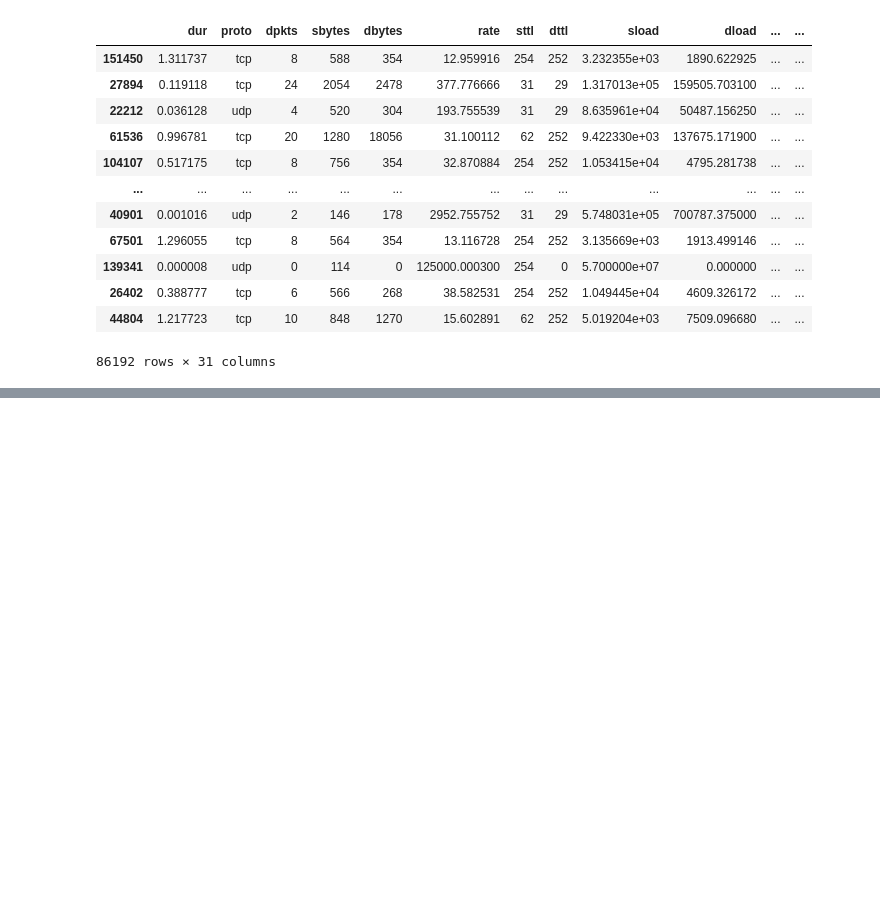
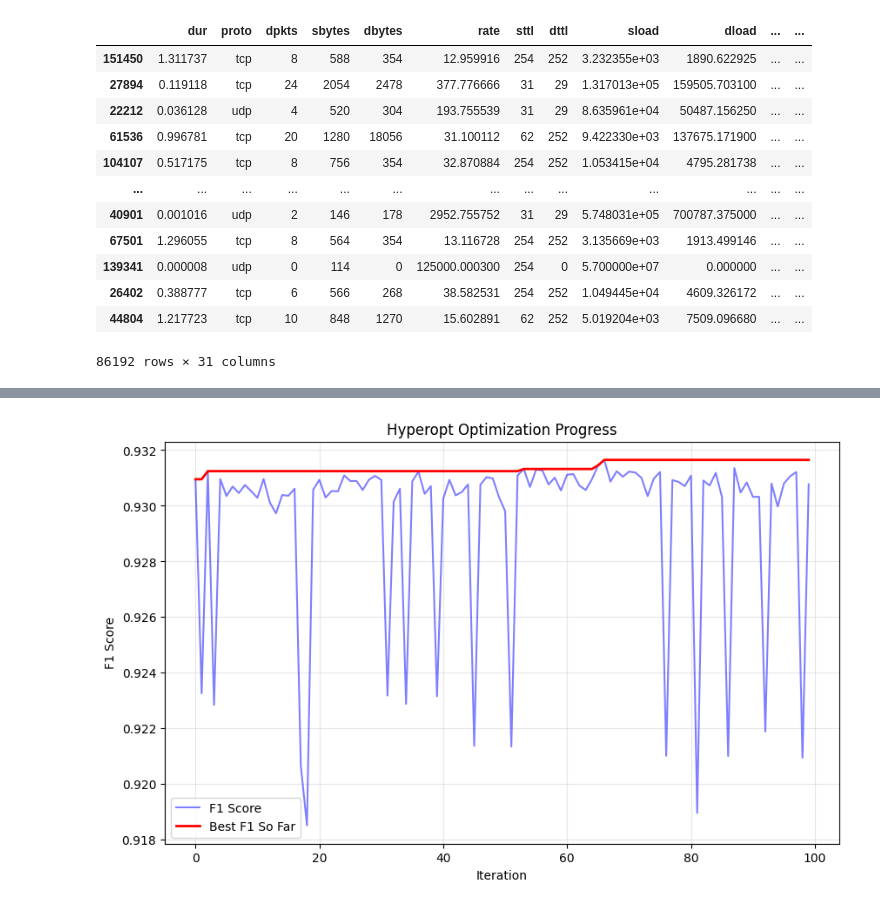
Before and after one commit to yessine634/cyber-security-intrusion-detection, a Jupyter notebook: intrusion_detection_unsw_nb15.ipynb, the cells around one changed output, grey strips where cells are left out. Drawn from its saved outputs; the diff is of its cells as text; code cells hidden in the pictures; blank space fills up the shorter version.

Commit message:
train models after feature selection

```diff
--- a/intrusion_detection_unsw_nb15.ipynb
+++ b/intrusion_detection_unsw_nb15.ipynb
@@ -1915,10 +1740,10 @@ final_pipeline = Pipeline([
     ('rf', RandomForestClassifier(random_state=42))
 ])
 final_pipeline.set_params(**best_params_mapped)
-final_pipeline.fit(X_train, y_train)
+final_pipeline.fit(X_train_after_features_selecting, y_train)
 
 # Evaluate on test set
-y_pred = final_pipeline.predict(X_test)
+y_pred = final_pipeline.predict(X_test_after_features_selecting)
 
 print("\n" + "="*70)
 print("TEST SET RESULTS")
@@ -1976,0 +1818,68 @@ Starting Hyperopt optimization...
+# %%
+# Train final model with best parameters
+print("\n" + "="*70)
+print("TRAINING FINAL MODEL ON FULL TRAINING SET")
+print("="*70)
+
+final_pipeline = Pipeline([
+    ('target_encoder', preprocessor),
+    ('rf', RandomForestClassifier(random_state=42))
+])
+final_pipeline.set_params(**best_params_mapped)
+final_pipeline.fit(X_train_after_features_selecting, y_train)
+
+# Evaluate on test set
+y_pred = final_pipeline.predict(X_test_after_features_selecting)
+
+print("\n" + "="*70)
+print("TEST SET RESULTS")
+print("="*70)
+print(f"Accuracy: {accuracy_score(y_test, y_pred):.4f}")
+print(f"F1 Score: {f1_score(y_test, y_pred, average='weighted'):.4f}")
+print(f"Precision: {precision_score(y_test, y_pred, average='weighted'):.4f}")
+print(f"Recall: {recall_score(y_test, y_pred, average='weighted'):.4f}")
+
+print("\nDetailed Classification Report:")
+print(classification_report(y_test, y_pred))
+
+print("\nConfusion Matrix:")
+print(confusion_matrix(y_test, y_pred))
+
+# Analyze all trials
+print("\n" + "="*70)
+print("TOP 10 PARAMETER COMBINATIONS")
+print("="*70)
+results_df = pd.DataFrame(all_results)
+results_df = results_df.sort_values('mean_f1', ascending=False)
+print(results_df[['mean_f1', 'mean_precision', 'mean_recall', 'mean_accuracy']].head(10).to_string())
+
+# Analyze smoothing parameter
+print("\n" + "="*70)
+print("SMOOTHING PARAMETER ANALYSIS")
+print("="*70)
+results_df['smooth'] = results_df['params'].apply(lambda x: x.get('target_encoder__smooth'))
+smoothing_analysis = results_df.groupby('smooth').agg({
+    'mean_f1': ['mean', 'max', 'std'],
+    'mean_precision': ['mean', 'max'],
+    'mean_recall': ['mean', 'max']
+})
+print(smoothing_analysis)
+
+# Plot optimization progress (optional)
+try:
+    import matplotlib.pyplot as plt
+
+    losses = [-trial['result']['loss'] for trial in trials.trials]
+
+    plt.figure(figsize=(10, 6))
+    plt.plot(losses, 'b-', alpha=0.5, label='F1 Score')
+    plt.plot([max(losses[:i+1]) for i in range(len(losses))], 'r-', linewidth=2, label='Best F1 So Far')
+    plt.xlabel('Iteration')
+    plt.ylabel('F1 Score')
+    plt.title('Hyperopt Optimization Progress')
+    plt.legend()
+    plt.grid(True, alpha=0.3)
+    plt.show()
+except ImportError:
+    print("\nMatplotlib not available for plotting optimization progress")
+# %% [output]
@@ -1976,0 +1903 @@ Starting Hyperopt optimization...
+[figure, added]
```
Also changed, not shown: parts of 11 cells of this notebook.
